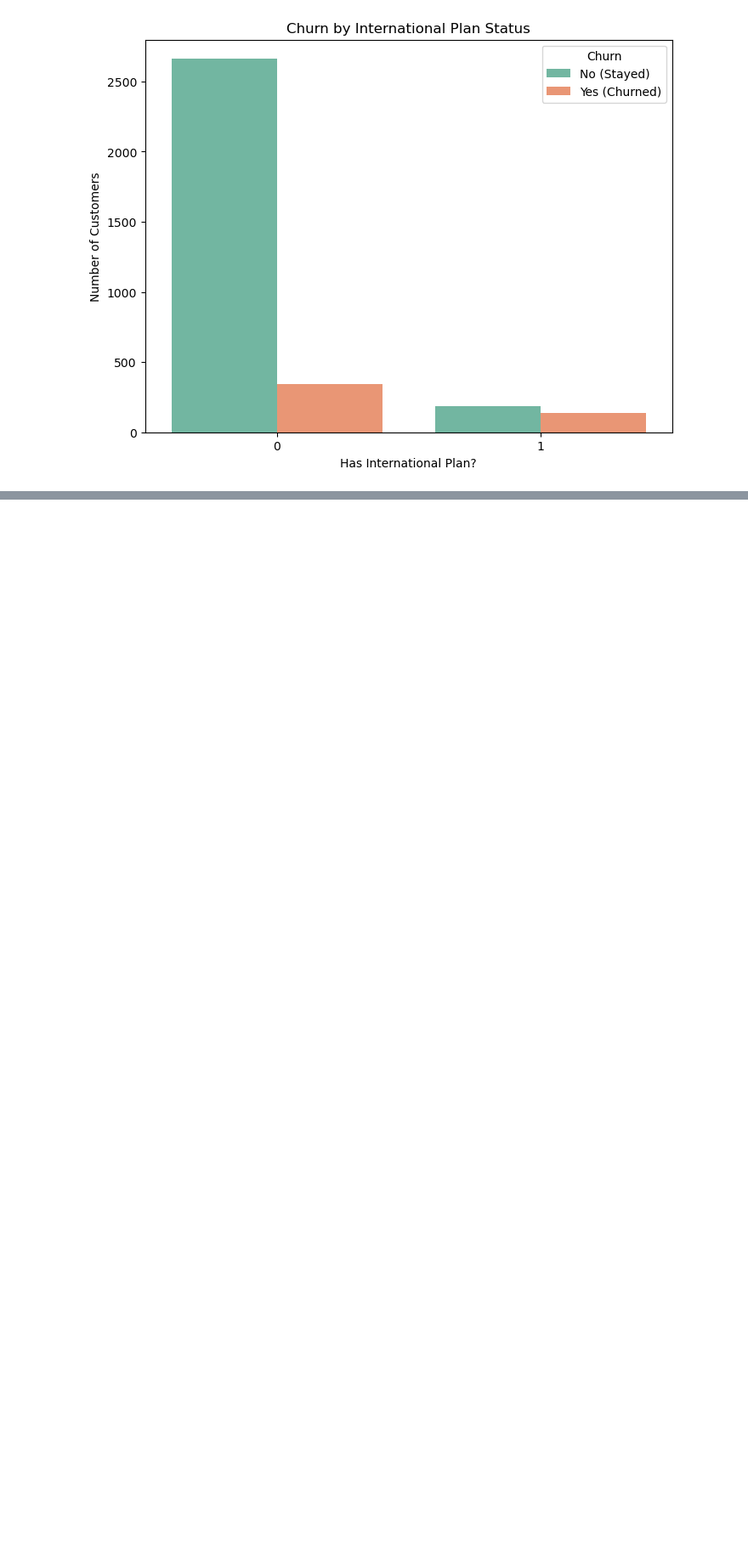
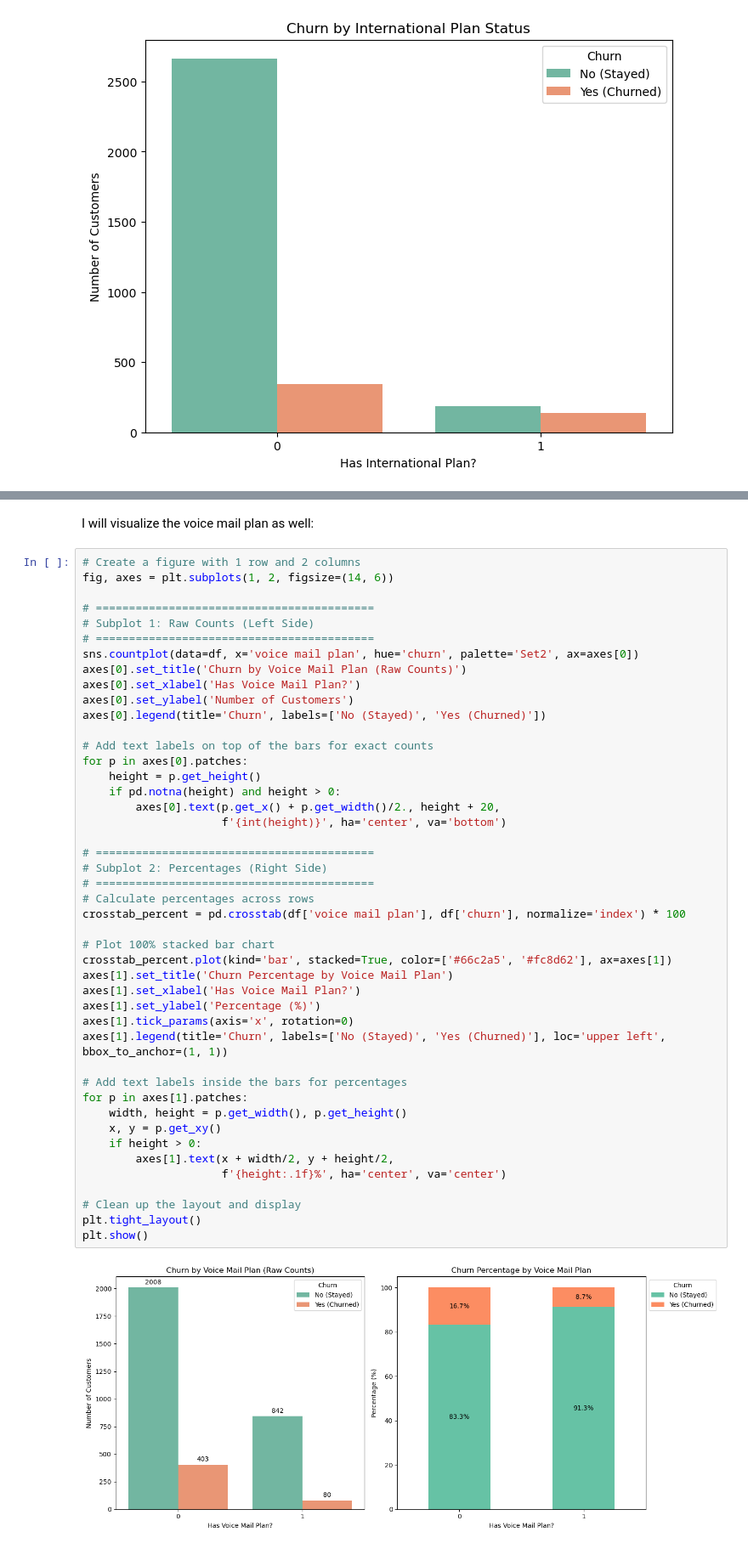
Before and after one commit to NgundoMuithya/SyriaTel_Customer_Churn, a Jupyter notebook: notebook.ipynb, the cells around one changed output, grey strips where cells are left out. Shown at 85% size. Cells and saved outputs as stored; diff of their text form; blank space fills up the shorter version.

```diff
--- a/notebook.ipynb
+++ b/notebook.ipynb
@@ -145,0 +182,49 @@ plt.show()
+# %% [markdown]
+I will visualize the voice mail plan as well:
+# %%
+# Create a figure with 1 row and 2 columns
+fig, axes = plt.subplots(1, 2, figsize=(14, 6))
+
+# ==========================================
+# Subplot 1: Raw Counts (Left Side)
+# ==========================================
+sns.countplot(data=df, x='voice mail plan', hue='churn', palette='Set2', ax=axes[0])
+axes[0].set_title('Churn by Voice Mail Plan (Raw Counts)')
+axes[0].set_xlabel('Has Voice Mail Plan?')
+axes[0].set_ylabel('Number of Customers')
+axes[0].legend(title='Churn', labels=['No (Stayed)', 'Yes (Churned)'])
+
+# Add text labels on top of the bars for exact counts
+for p in axes[0].patches:
+    height = p.get_height()
+    if pd.notna(height) and height > 0:
+        axes[0].text(p.get_x() + p.get_width()/2., height + 20,
+                     f'{int(height)}', ha='center', va='bottom')
+
+# ==========================================
+# Subplot 2: Percentages (Right Side)
+# ==========================================
+# Calculate percentages across rows
+crosstab_percent = pd.crosstab(df['voice mail plan'], df['churn'], normalize='index') * 100
+
+# Plot 100% stacked bar chart
+crosstab_percent.plot(kind='bar', stacked=True, color=['#66c2a5', '#fc8d62'], ax=axes[1])
+axes[1].set_title('Churn Percentage by Voice Mail Plan')
+axes[1].set_xlabel('Has Voice Mail Plan?')
+axes[1].set_ylabel('Percentage (%)')
+axes[1].tick_params(axis='x', rotation=0)
+axes[1].legend(title='Churn', labels=['No (Stayed)', 'Yes (Churned)'], loc='upper left', bbox_to_anchor=(1, 1))
+
+# Add text labels inside the bars for percentages
+for p in axes[1].patches:
+    width, height = p.get_width(), p.get_height()
+    x, y = p.get_xy()
+    if height > 0:
+        axes[1].text(x + width/2, y + height/2,
+                     f'{height:.1f}%', ha='center', va='center')
+
+# Clean up the layout and display
+plt.tight_layout()
+plt.show()
+# %% [output]
+[figure, added]
```
Also changed, not shown: parts of 5 cells of this notebook.
